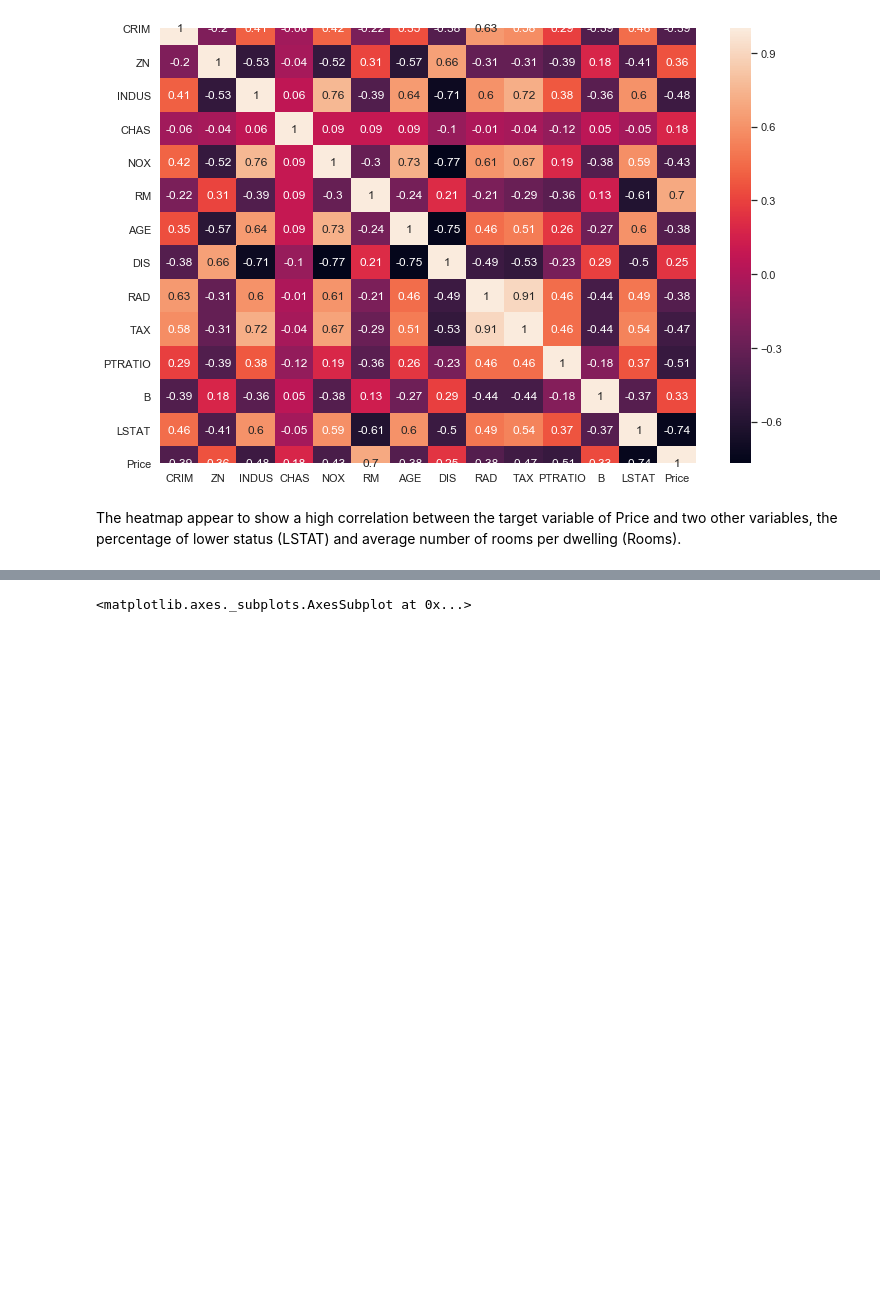
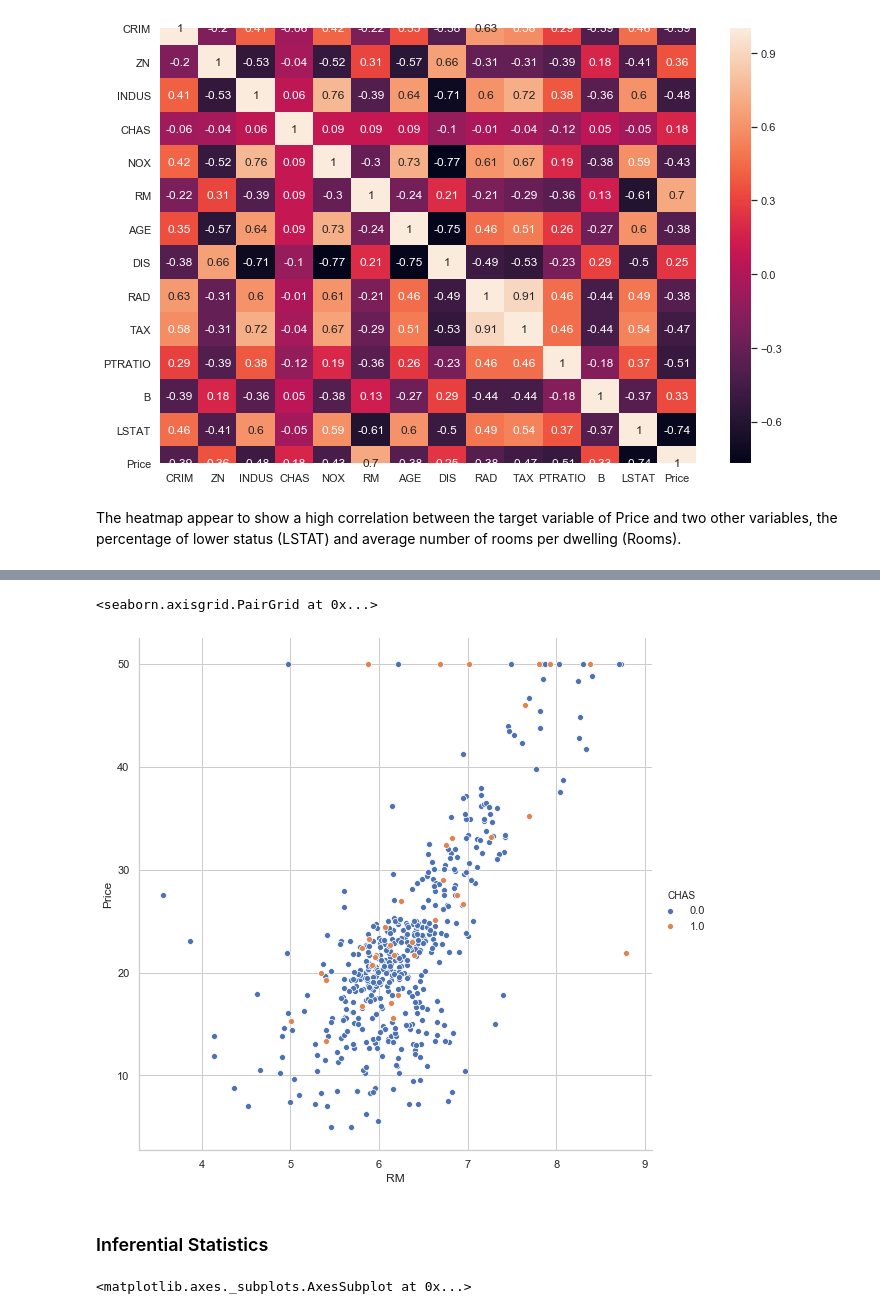
Before and after one commit to NurseQ/Machine-Learning-and-Statistics-Project-2019, a Jupyter notebook: Machine-Learning-and-Statistics-Project.ipynb, the cells around one changed output, grey strips where cells are left out. Drawn from its saved outputs; the diff is of its cells as text; code cells hidden in the pictures; blank space fills up the shorter version.

Commit message:
Rearranged some commands for better flow, descriptive and inferential stats being fixed

```diff
--- a/Machine-Learning-and-Statistics-Project.ipynb
+++ b/Machine-Learning-and-Statistics-Project.ipynb
@@ -171,3 +183,10 @@ CHAS variable in a countplot. Significant number of the houses do not tract the
+# %%
+sns.pairplot(data= bdf, hue = 'CHAS',x_vars = 'RM', y_vars = 'Price',height = 8, aspect = 1)
+# %% [output]
+<seaborn.axisgrid.PairGrid at 0x...>
+[figure, added]
+# %% [markdown]
+### Inferential Statistics
 # %%
 # plot the distribution of Price
 sns.set_style('whitegrid')
```
Also changed, not shown: parts of 42 cells of this notebook.
